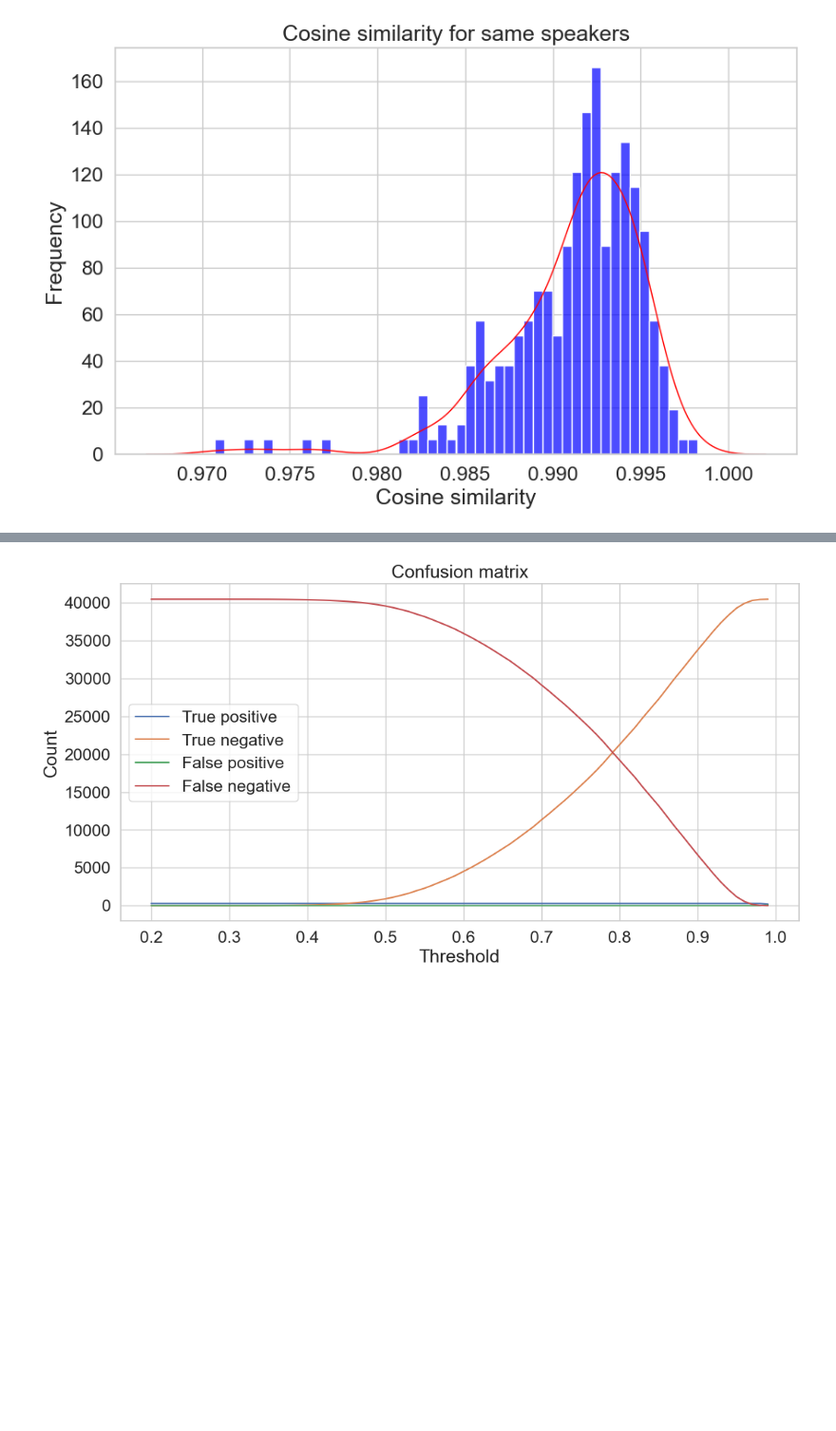
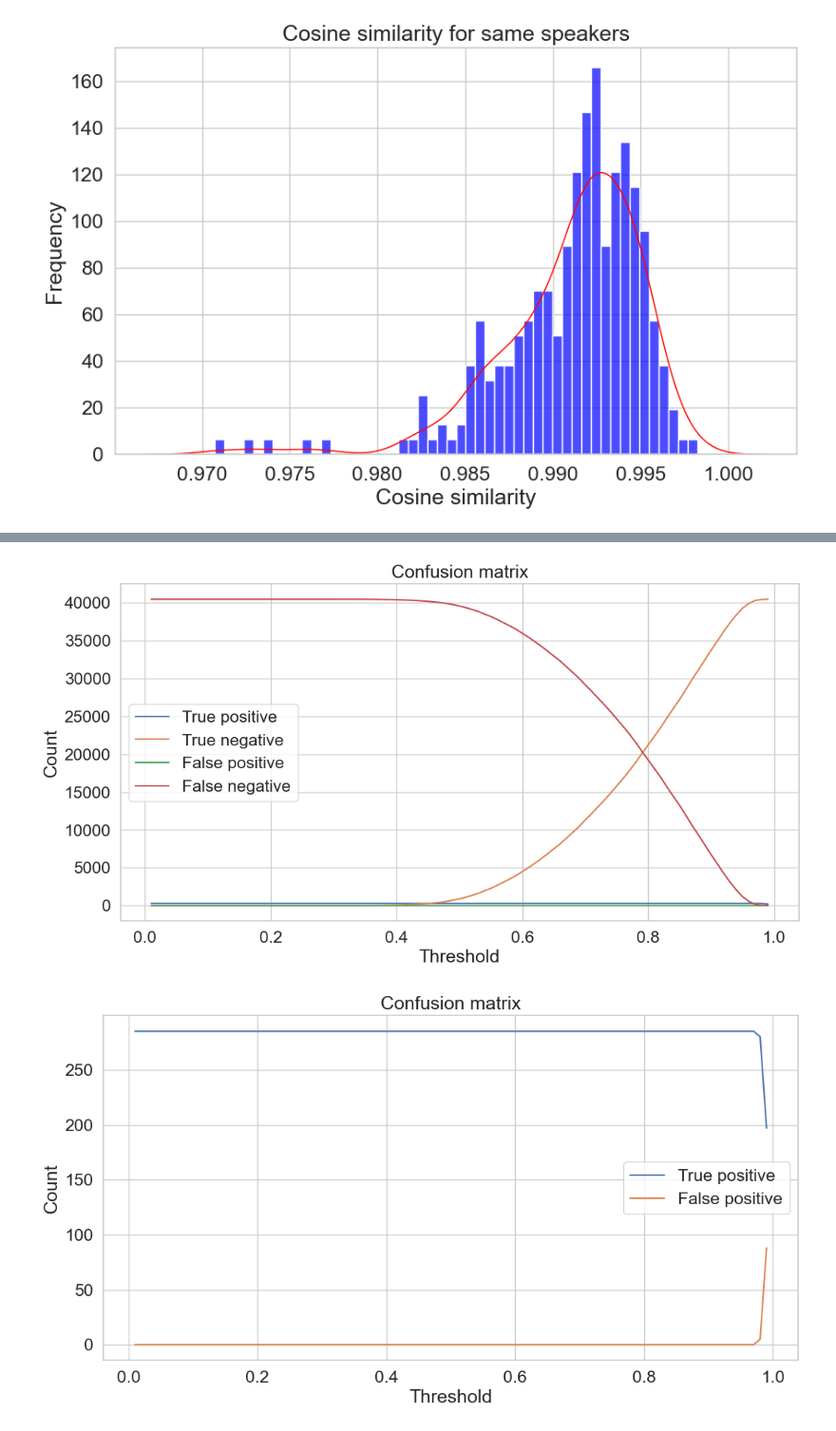
Before and after one commit to carmelgafa/ari5121-project, a Jupyter notebook: VoiceSimilarityAnalysis-code/analysis.ipynb, the cells around one changed output, grey strips where cells are left out. Shown at 95% size. Drawn from its saved outputs; the diff is of its cells as text; code cells hidden in the pictures; blank space fills up the shorter version.

```diff
--- a/VoiceSimilarityAnalysis-code/analysis.ipynb
+++ b/VoiceSimilarityAnalysis-code/analysis.ipynb
@@ -182,36 +182,49 @@ def calculate_metrics(threshold):
 
 
 
-thresholds = np.arange(0.2, 1, 0.01)
+thresholds = np.arange(0.01, 1, 0.01)
 true_positives = []
 true_negatives = []
 false_positives = []
 false_negatives = []
 
 
 for threshold in thresholds:
     tp, tn, fp, fn = calculate_metrics(threshold)
     true_positives.append(tp)
     true_negatives.append(tn)
     false_positives.append(fp)
     false_negatives.append(fn)
 
 
 # plot the results
 plt.figure(figsize=(12, 6))
 
 plt.plot(thresholds, true_positives, label='True positive')
 plt.plot(thresholds, true_negatives, label='True negative')
 plt.plot(thresholds, false_positives, label='False positive')
 plt.plot(thresholds, false_negatives, label='False negative')
 
 plt.xlabel('Threshold')
 plt.ylabel('Count')
 plt.title('Confusion matrix')
 plt.legend()
 plt.show()
+
+# plot only tp and fp
+plt.figure(figsize=(12, 6))
+
+plt.plot(thresholds, true_positives, label='True positive')
+plt.plot(thresholds, false_positives, label='False positive')
+
+plt.xlabel('Threshold')
+plt.ylabel('Count')
+plt.title('Confusion matrix')
+plt.legend()
+plt.show()
 # %% [output]
-[figure, old version]
+[figure, new version]
+[figure, added]
 # %%
 accuracies = []
 precisions = []
```
Also changed, not shown: parts of 5 cells of this notebook, 26 other files.
